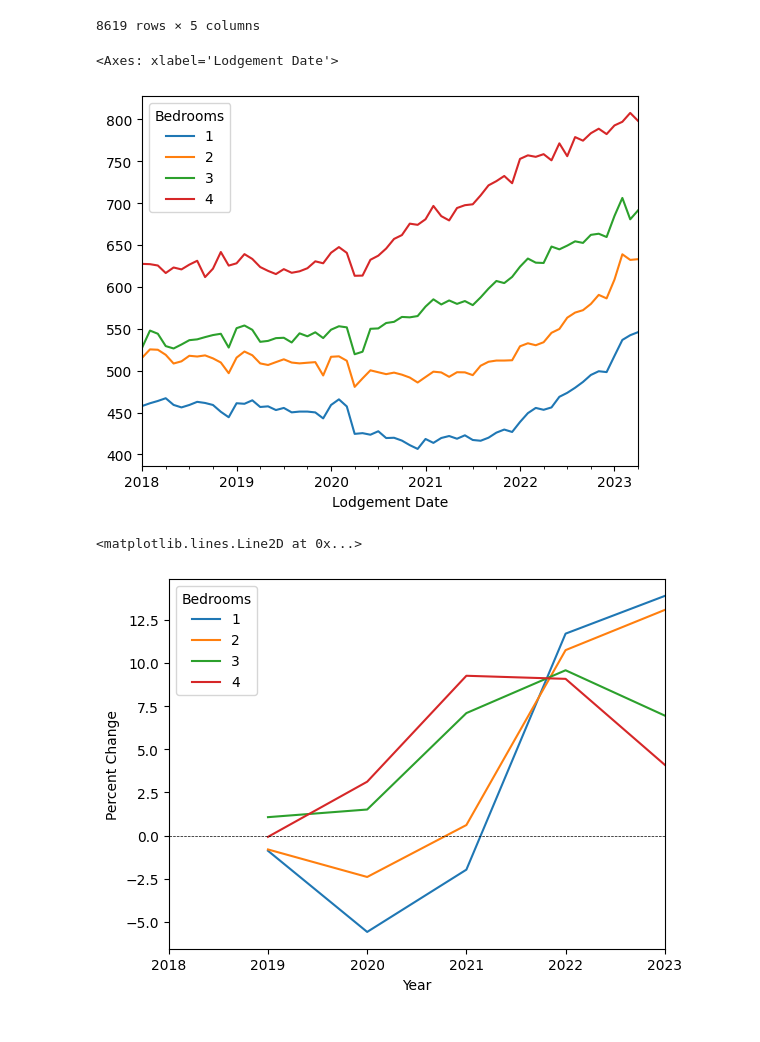
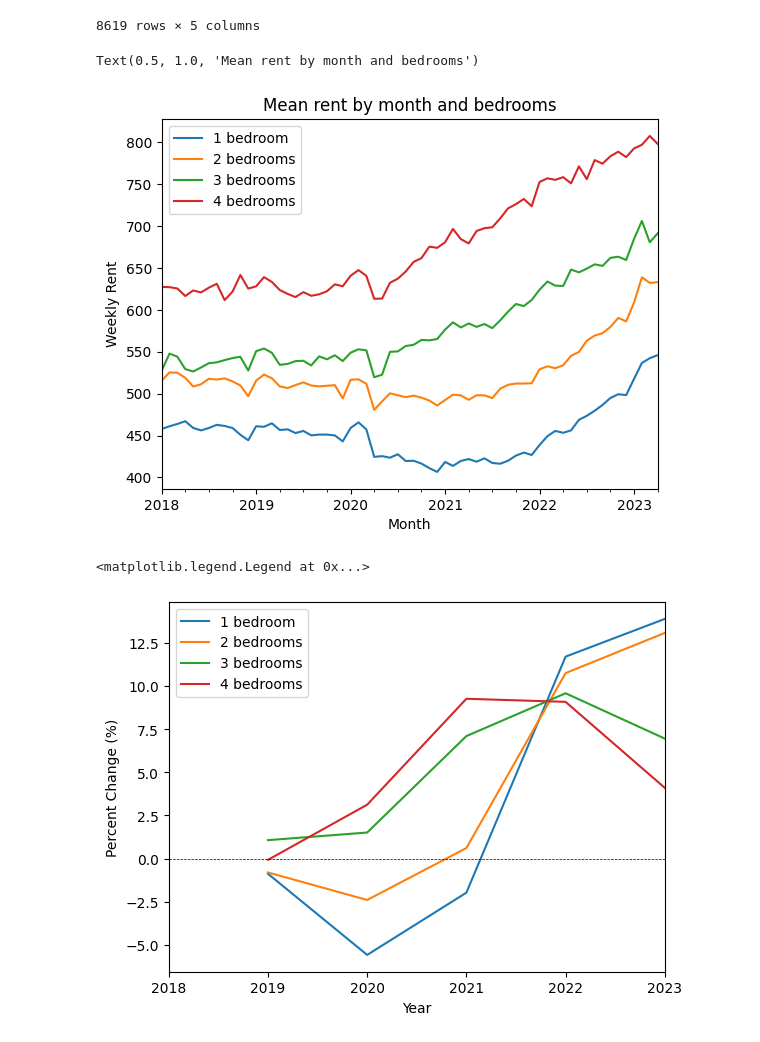
Before and after one commit to egguy/data-analysis-NSW-rentals, a Jupyter notebook: rent_analysis.ipynb, the cells around one changed output. Saved outputs shown, nothing was run; the diff lists cells and outputs as text; code cells hidden in the pictures.

Commit message:
Add more information in the readme and improved graphs

```diff
--- a/rent_analysis.ipynb
+++ b/rent_analysis.ipynb
@@ -346,13 +341,20 @@ df_ashfield
 # %%
 # select with 1, 2 or 3, 4 bedrooms for df_monthly
 df_bedrooms = df[df["Bedrooms"] < 5]
 # group by year month and bedrooms and calculate the mean rent
 df_monthly_1 = df_bedrooms.groupby([df_bedrooms["Lodgement Date"].dt.to_period("M"), "Bedrooms"])
 # plot the mean rent
 df_monthly_1["Weekly Rent"].mean().unstack().plot()
+# add labels
+plt.xlabel("Month")
+plt.ylabel("Weekly Rent")
+# add the legend
+plt.legend(["1 bedroom", "2 bedrooms", "3 bedrooms", "4 bedrooms"])
+# add title
+plt.title("Mean rent by month and bedrooms")
 # %% [output]
-<Axes: xlabel='Lodgement Date'>
+Text(0.5, 1.0, 'Mean rent by month and bedrooms')
-[figure, old version]
+[figure, new version]
 # %%
 # group by year and bedrooms and calculate the percent change of the mean rent
 df_monthly_1 = df_bedrooms.groupby([df_bedrooms["Lodgement Date"].dt.to_period("Y"), "Bedrooms"])
@@ -362,12 +364,14 @@ pct_change = pct_change * 100
 pct_change.plot()
 # add the labels
 plt.xlabel("Year")
-plt.ylabel("Percent Change")
+plt.ylabel("Percent Change (%)")
 # add the horizontal line at 0
 plt.axhline(y=0, color='k', linestyle='--', linewidth=0.5)
+# add the legend
+plt.legend(["1 bedroom", "2 bedrooms", "3 bedrooms", "4 bedrooms"])
 # %% [output]
-<matplotlib.lines.Line2D at 0x...>
+<matplotlib.legend.Legend at 0x...>
-[figure, old version]
+[figure, new version]
 # %%
 # calculate the percent change per month
 df_monthly_df = df_bedrooms.groupby([df_bedrooms["Lodgement Date"].dt.to_period("M")])
```
Also changed, not shown: parts of 4 cells of this notebook, 1 other file.
